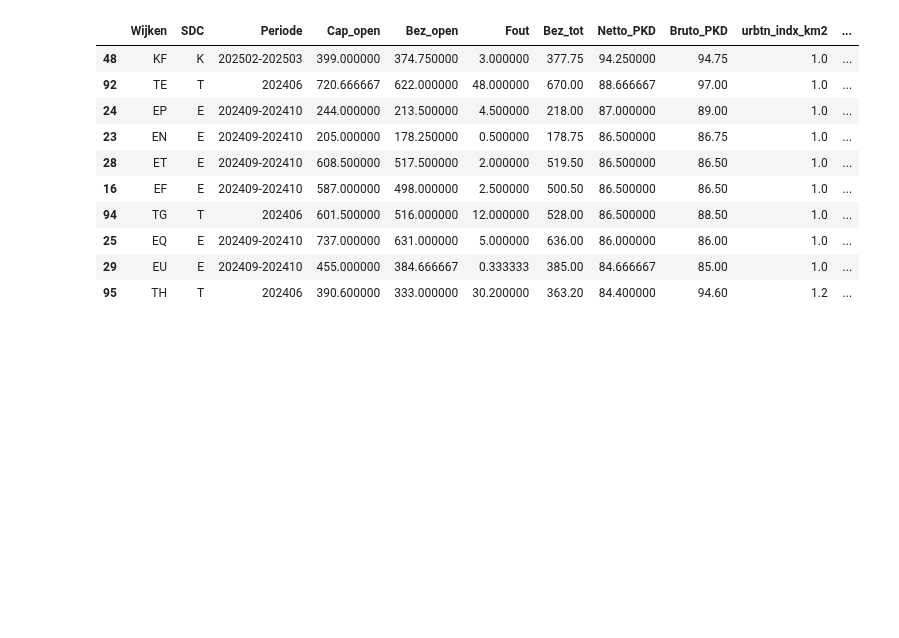
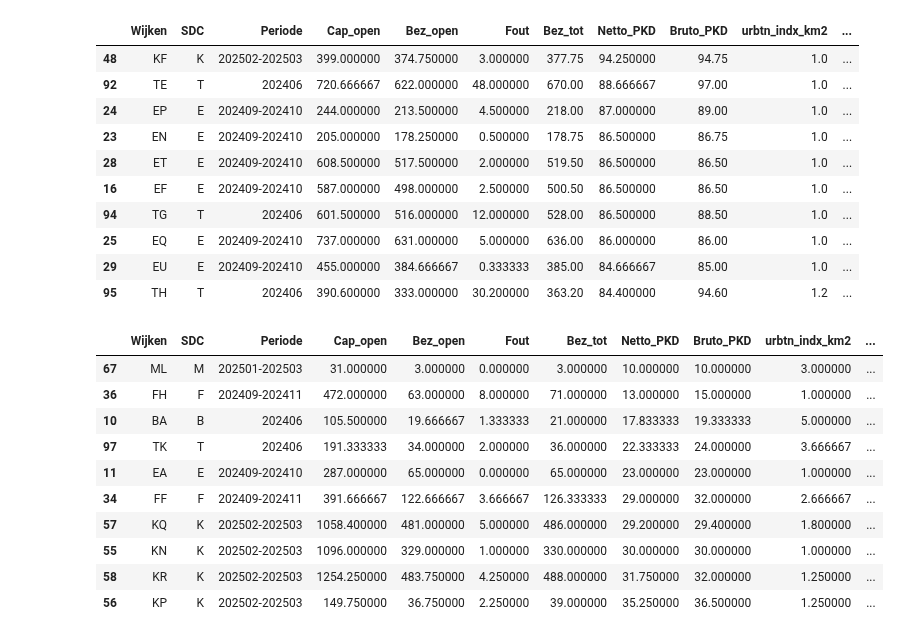
Before and after one commit to bram-villanueva/paper_project, a Jupyter notebook: park_prs_and_green.ipynb, the cells around one changed output. Saved outputs shown, nothing was run; the diff lists cells and outputs as text; code cells hidden in the pictures; blank space fills up the shorter version.

```diff
--- a/park_prs_and_green.ipynb
+++ b/park_prs_and_green.ipynb
@@ -317,3 +317,18 @@ gpdf03mp_avg1.head(10)
 | 25 | EQ | E | 202409-202410 | 737.000000 | 631.000000 | 5.000000 | 636.00 | 86.000000 | 86.00 | 1.0 | ... |
 | 29 | EU | E | 202409-202410 | 455.000000 | 384.666667 | 0.333333 | 385.00 | 84.666667 | 85.00 | 1.0 | ... |
 | 95 | TH | T | 202406 | 390.600000 | 333.000000 | 30.200000 | 363.20 | 84.400000 | 94.60 | 1.2 | ... |
+# %%
+gpdf03mp_avg1 = gpdf03mp_avg1.sort_values(by=["Netto_PKD", "perc_publc_space"], ascending=[True, False])
+gpdf03mp_avg1.head(10)
+# %% [output]
+|  | Wijken | SDC | Periode | Cap_open | Bez_open | Fout | Bez_tot | Netto_PKD | Bruto_PKD | urbtn_indx_km2 | ... |
+| 67 | ML | M | 202501-202503 | 31.000000 | 3.000000 | 0.000000 | 3.000000 | 10.000000 | 10.000000 | 3.000000 | ... |
+| 36 | FH | F | 202409-202411 | 472.000000 | 63.000000 | 8.000000 | 71.000000 | 13.000000 | 15.000000 | 1.000000 | ... |
+| 10 | BA | B | 202406 | 105.500000 | 19.666667 | 1.333333 | 21.000000 | 17.833333 | 19.333333 | 5.000000 | ... |
+| 97 | TK | T | 202406 | 191.333333 | 34.000000 | 2.000000 | 36.000000 | 22.333333 | 24.000000 | 3.666667 | ... |
+| 11 | EA | E | 202409-202410 | 287.000000 | 65.000000 | 0.000000 | 65.000000 | 23.000000 | 23.000000 | 1.000000 | ... |
+| 34 | FF | F | 202409-202411 | 391.666667 | 122.666667 | 3.666667 | 126.333333 | 29.000000 | 32.000000 | 2.666667 | ... |
+| 57 | KQ | K | 202502-202503 | 1058.400000 | 481.000000 | 5.000000 | 486.000000 | 29.200000 | 29.400000 | 1.800000 | ... |
+| 55 | KN | K | 202502-202503 | 1096.000000 | 329.000000 | 1.000000 | 330.000000 | 30.000000 | 30.000000 | 1.000000 | ... |
+| 58 | KR | K | 202502-202503 | 1254.250000 | 483.750000 | 4.250000 | 488.000000 | 31.750000 | 32.000000 | 1.250000 | ... |
+| 56 | KP | K | 202502-202503 | 149.750000 | 36.750000 | 2.250000 | 39.000000 | 35.250000 | 36.500000 | 1.250000 | ... |
```
